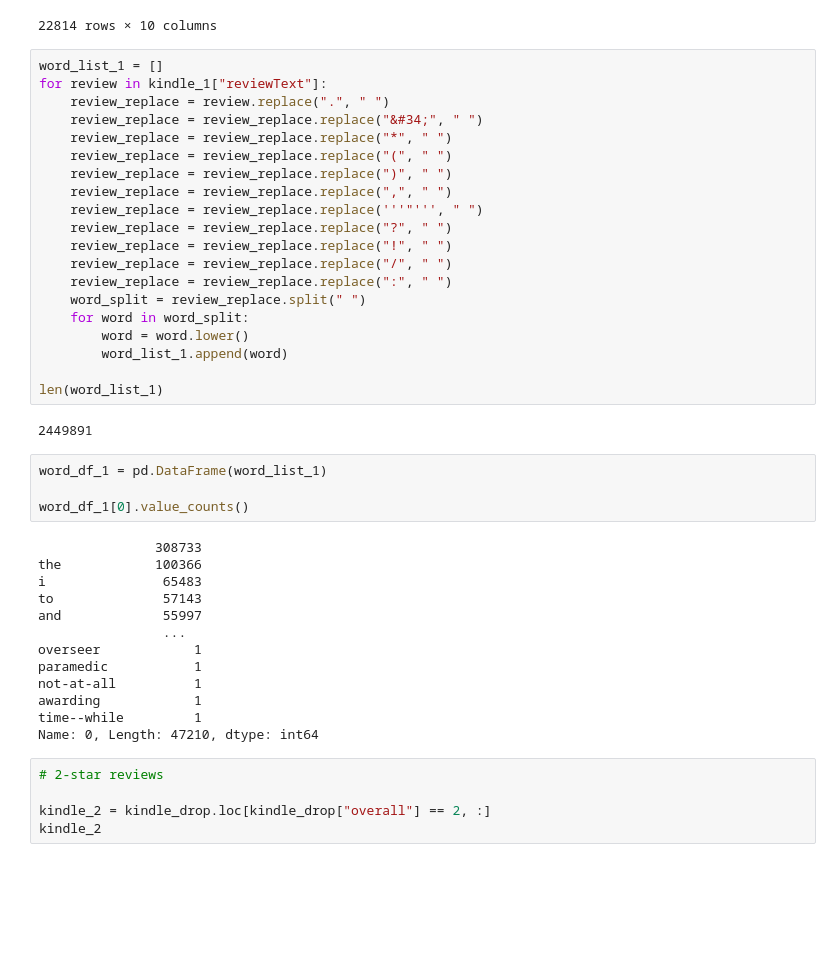
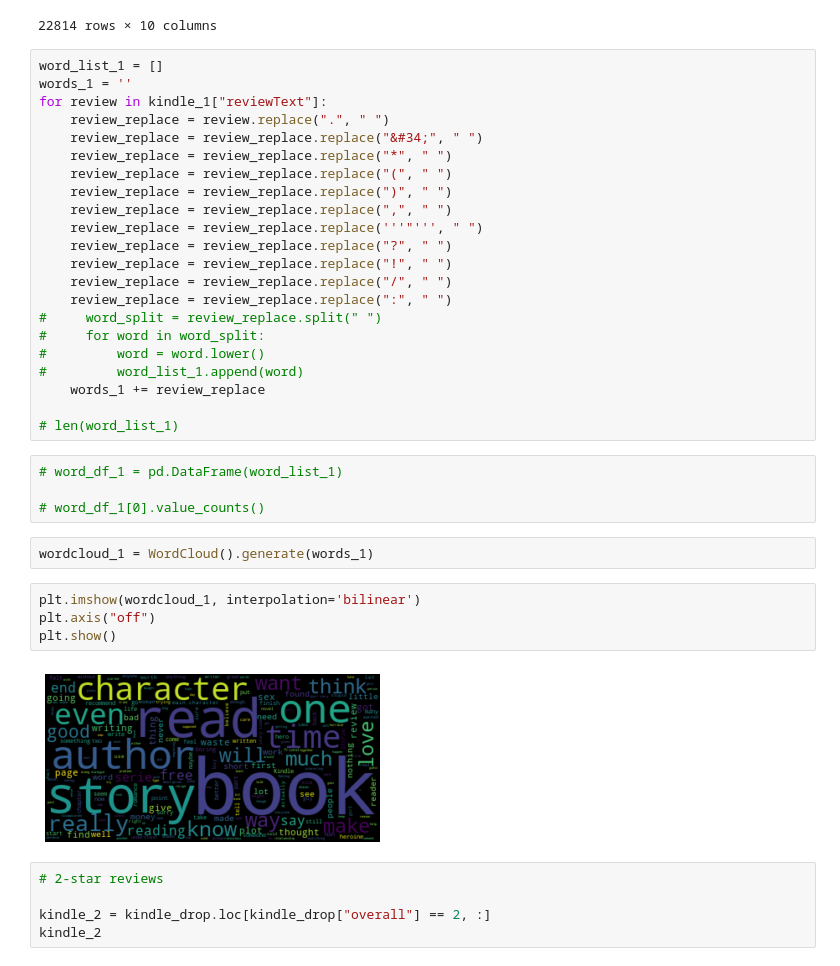
Before and after one commit to JoshSniderman/Merge, a Jupyter notebook: WordCount(Stars).ipynb, the cells around one changed output. Cells and saved outputs as stored; diff of their text form; blank space fills up the shorter version.

```diff
--- a/WordCount(Stars).ipynb
+++ b/WordCount(Stars).ipynb
@@ -47,6 +48,7 @@ kindle_1
 22814 rows × 10 columns
 # %%
 word_list_1 = []
+words_1 = ''
 for review in kindle_1["reviewText"]:
     review_replace = review.replace(".", " ")
     review_replace = review_replace.replace("&#34;", " ")
@@ -59,31 +61,25 @@ for review in kindle_1["reviewText"]:
     review_replace = review_replace.replace("!", " ")
     review_replace = review_replace.replace("/", " ")
     review_replace = review_replace.replace(":", " ")
-    word_split = review_replace.split(" ")
-    for word in word_split:
-        word = word.lower()
-        word_list_1.append(word)
+#     word_split = review_replace.split(" ")
+#     for word in word_split:
+#         word = word.lower()
+#         word_list_1.append(word)
+    words_1 += review_replace
 
-len(word_list_1)
+# len(word_list_1)
-# %% [output]
-2449891
 # %%
-word_df_1 = pd.DataFrame(word_list_1)
+# word_df_1 = pd.DataFrame(word_list_1)
 
-word_df_1[0].value_counts()
+# word_df_1[0].value_counts()
-# %% [output]
-               308733
-the            100366
-i               65483
-to              57143
-and             55997
-                ...
-overseer            1
-paramedic           1
-not-at-all          1
-awarding            1
-time--while         1
-Name: 0, Length: 47210, dtype: int64
+# %%
+wordcloud_1 = WordCloud().generate(words_1)
+# %%
+plt.imshow(wordcloud_1, interpolation='bilinear')
+plt.axis("off")
+plt.show()
+# %% [output]
+[figure, added]
 # %%
 # 2-star reviews
 
```
Also changed, not shown: parts of 17 cells of this notebook, 1 other file.
